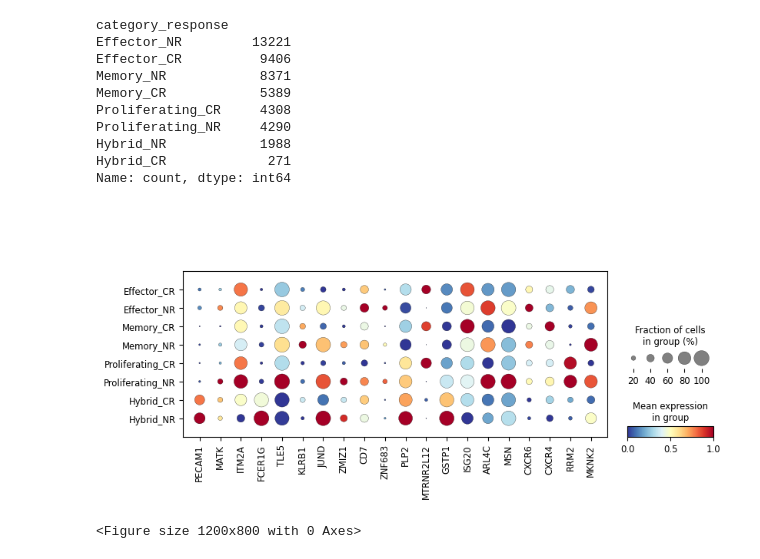
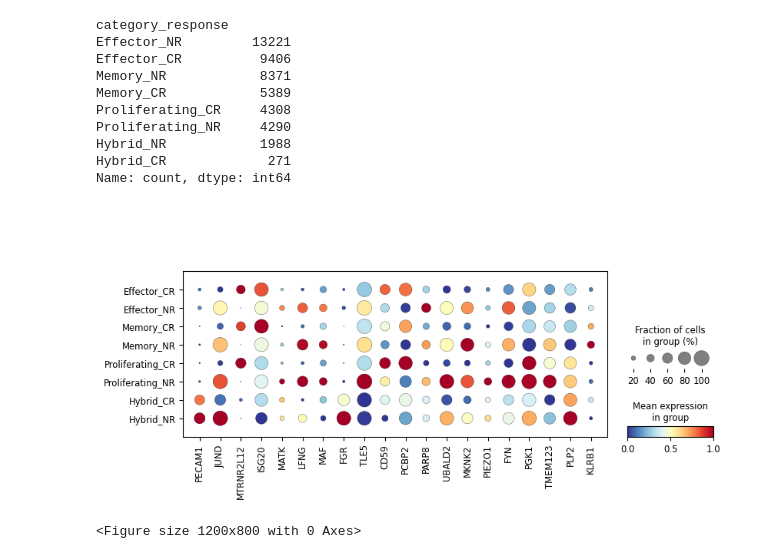
Before and after one commit to emmaaa121/Multi-omics-CART-resistance, a Jupyter notebook: 03_ml_models/Fig2_07_MLP_dotplots.ipynb, the cells around one changed output. Cells and saved outputs as stored; diff of their text form; code cells hidden in the pictures.

```diff
--- a/03_ml_models/Fig2_07_MLP_dotplots.ipynb
+++ b/03_ml_models/Fig2_07_MLP_dotplots.ipynb
@@ -66,39 +66,35 @@ import pandas as pd
 import seaborn as sns
 import matplotlib.pyplot as plt
 
 adata = sc.read_h5ad('/home/emma/data/CART/Harvard_Stanford_infusion_D7sorted_CD3E_CD4_CD8A_highly_variable_combat_CR_NR.h5ad')
 adata = adata[adata.obs['cell_type'] == 'CD4'].copy()
 new_order = ['Effector_CR', 'Effector_NR', 'Memory_CR', 'Memory_NR', 'Proliferating_CR', 'Proliferating_NR', 'Hybrid_CR', 'Hybrid_NR']
 adata.obs['reordered_clusters'] = pd.Categorical(
     adata.obs['category_response'],
     categories= new_order,
     ordered=True
 )
 
 
-all_genes = [
-    "PECAM1", "MATK", "ITM2A", "FCER1G", "TLE5", "KLRB1",
-    "JUND", "ZMIZ1", "CD7", "ZNF683", "PLP2", "MTRNR2L12",
-    "GSTP1", "ISG20", "ARL4C", "MSN", "CXCR6", "CXCR4", "RRM2", "MKNK2"
-]
+all_genes = ['PECAM1', 'JUND', 'MTRNR2L12', 'ISG20', 'MATK', 'LFNG', 'MAF', 'FGR', 'TLE5', 'CD59', 'PCBP2', 'PARP8', 'UBALD2', 'MKNK2', 'PIEZO1', 'FYN', 'PGK1', 'TMEM123', 'PLP2', 'KLRB1']
 
 ax = sc.pl.dotplot(
     adata,
     all_genes ,
     cmap='RdYlBu_r',
     standard_scale='var',
     groupby ='reordered_clusters',
     show=False,
     #dendrogram = True,
     #save= 'CART_subtypes_dotplot_combat.png'
 )
 
 plt.gcf().set_facecolor('none')  # Set the background color of the figure to none (transparent)
 plt.gcf().savefig('/home/emma/result/CART/CD4_CART_dotplot_combat_mlp.png', dpi=300, bbox_inches='tight', transparent=True)
 plt.show()
 plt.close()
 # %% [output]
-[figure, old version]
+[figure, new version]
 # %%
 import numpy as np
 import scanpy as sc
```
Also changed, not shown: 9 other files.
